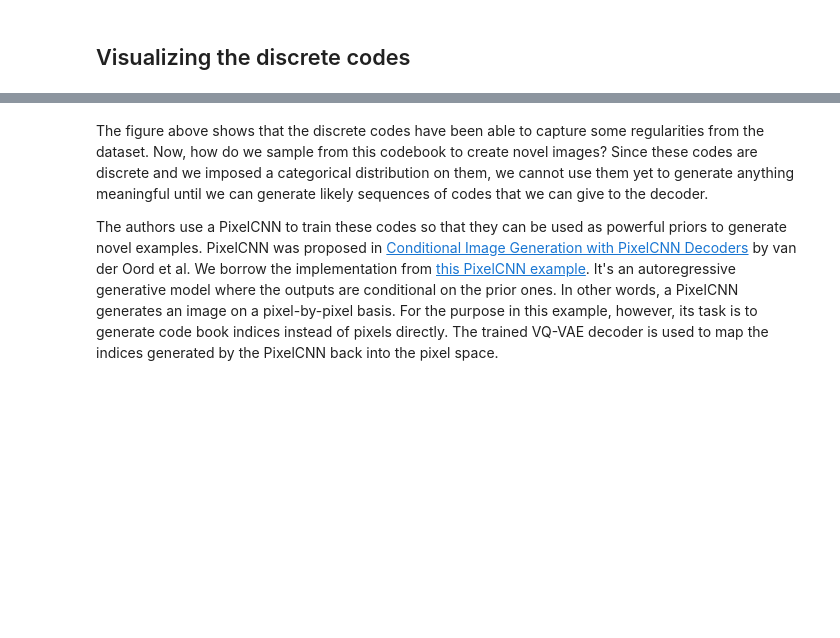
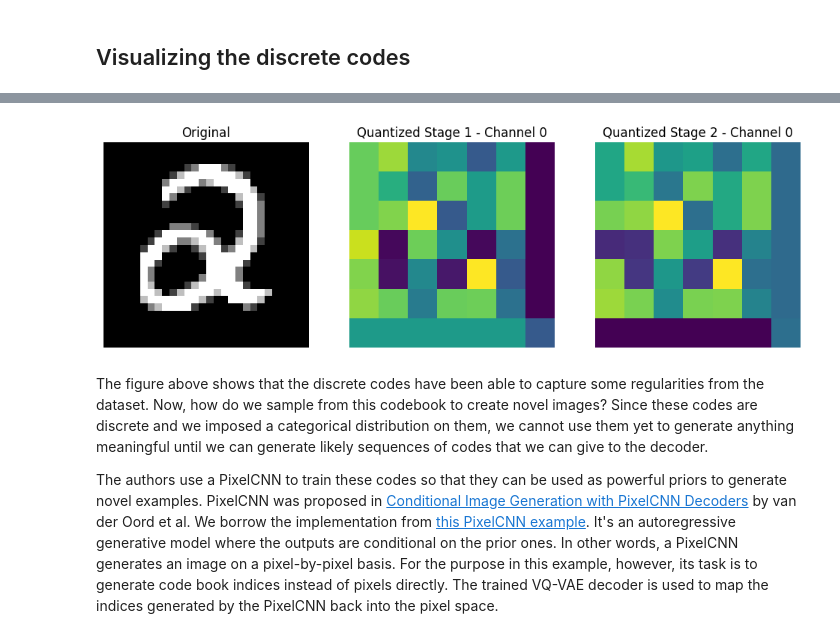
Before and after one commit to mibrahim76112/Project_GENAI, a Jupyter notebook: RQ_2 test - Copy.ipynb, the cells around one changed output, grey strips where cells are left out. Cells and saved outputs as stored; diff of their text form; code cells hidden in the pictures; blank space fills up the shorter version.

```diff
--- a/RQ_2 test - Copy.ipynb
+++ b/RQ_2 test - Copy.ipynb
@@ -319,23 +332,70 @@ These results look decent. You are encouraged to play with different hyperparame
 they affect the results.
 # %% [markdown]
 ## Visualizing the discrete codes
-# %%
-encoder = vqvae_trainer.vqvae.get_layer("encoder")
-quantizer = vqvae_trainer.vqvae.get_layer("vector_quantizer")
-
-encoded_outputs = encoder.predict(test_images)
-flat_enc_outputs = encoded_outputs.reshape(-1, encoded_outputs.shape[-1])
-codebook_indices = quantizer.get_code_indices(flat_enc_outputs)
-codebook_indices = codebook_indices.numpy().reshape(encoded_outputs.shape[:-1])
-
-for i in range(len(test_images)):
-    plt.subplot(1, 2, 1)
-    plt.imshow(test_images[i].squeeze() + 0.5)
-    plt.title("Original")
-    plt.axis("off")
-
-    plt.subplot(1, 2, 2)
-    plt.imshow(codebook_indices[i])
-    plt.title("Code")
-    plt.axis("off")
-    plt.show()
+# %%
+import tensorflow as tf
+import matplotlib.pyplot as plt
+
+# Get the encoder and vector quantizer layers
+encoder = vqvae_trainer.rvqvae.get_layer("encoder")
+quantizer = vqvae_trainer.rvqvae.get_layer("vector_quantizer")
+
+#
+num_random_images = 1
+random_indices = np.random.choice(test_images.shape[0], num_random_images, replace=False)
+
+# Select the random images using the random indices
+test_images_subset = test_images[random_indices]
+
+
+encoded_outputs = encoder.predict(test_images_subset)  # Shape: (batch, height, width, channels)
+
+# Reshape for quantization (flatten spatial dimensions)
+batch_size, height, width, channels = encoded_outputs.shape
+flat_enc_outputs = encoded_outputs.reshape(batch_size * height * width, channels)
+
+# Initialize a list to store the quantized outputs after each stage
+all_quantized_outputs = []
+
+# Loop over each quantization stage
+residual = flat_enc_outputs
+for i in range(quantizer.num_quantizers):
+    embedding_matrix = quantizer.embeddings[i]  # Get the embedding matrix for this stage
+
+    # Get the quantized indices for the current stage
+    codebook_indices = quantizer.get_code_indices(residual, embedding_matrix)
+
+    # Compute the quantized output for the current stage
+    encodings = tf.one_hot(codebook_indices, quantizer.num_embeddings)
+    quantized = tf.matmul(encodings, embedding_matrix, transpose_b=True)
+
+    # Store the quantized output after this stage
+    all_quantized_outputs.append(quantized.numpy().reshape(batch_size, height, width, channels))
+
+    # Compute the residual for the next stage
+    residual -= quantized
+
+    # Compute the L2 norm error between the encoder output and the quantized output
+    error = tf.norm(residual, axis=-1)  # L2 norm error across channels
+    error_value = tf.reduce_mean(error).numpy()  # Take the average error for this stage
+    print(f"Error at quantization stage {i + 1} (L2 norm): {error_value}")
+
+# Visualize individual channels from the quantized output
+for i in range(len(test_images_subset)):
+    plt.figure(figsize=(12, 6))
+
+    # Plot the original image
+    plt.subplot(1, len(all_quantized_outputs) + 1, 1)
+    plt.imshow(test_images_subset[i].squeeze() + 0.5, cmap="gray")
+    plt.title("Original")
+    plt.axis("off")
+
+    # Plot individual channels from the quantized output after each quantization stage
+    for j, quantized_output in enumerate(all_quantized_outputs):
+        plt.subplot(1, len(all_quantized_outputs) + 1, j + 2)
+        plt.imshow(quantized_output[i, :, :, 0], cmap="viridis")  # Show the first channel
+        plt.title(f"Quantized Stage {j + 1} - Channel 0")
+        plt.axis("off")
+
+    plt.show()
+# %% [output]
@@ -342,3 +405,4 @@ for i in range(len(test_images)):
+[figure, added]
 # %% [markdown]
 The figure above shows that the discrete codes have been able to capture some
 regularities from the dataset. Now, how do we sample from this codebook to create
```
Also changed, not shown: parts of 16 cells of this notebook.
